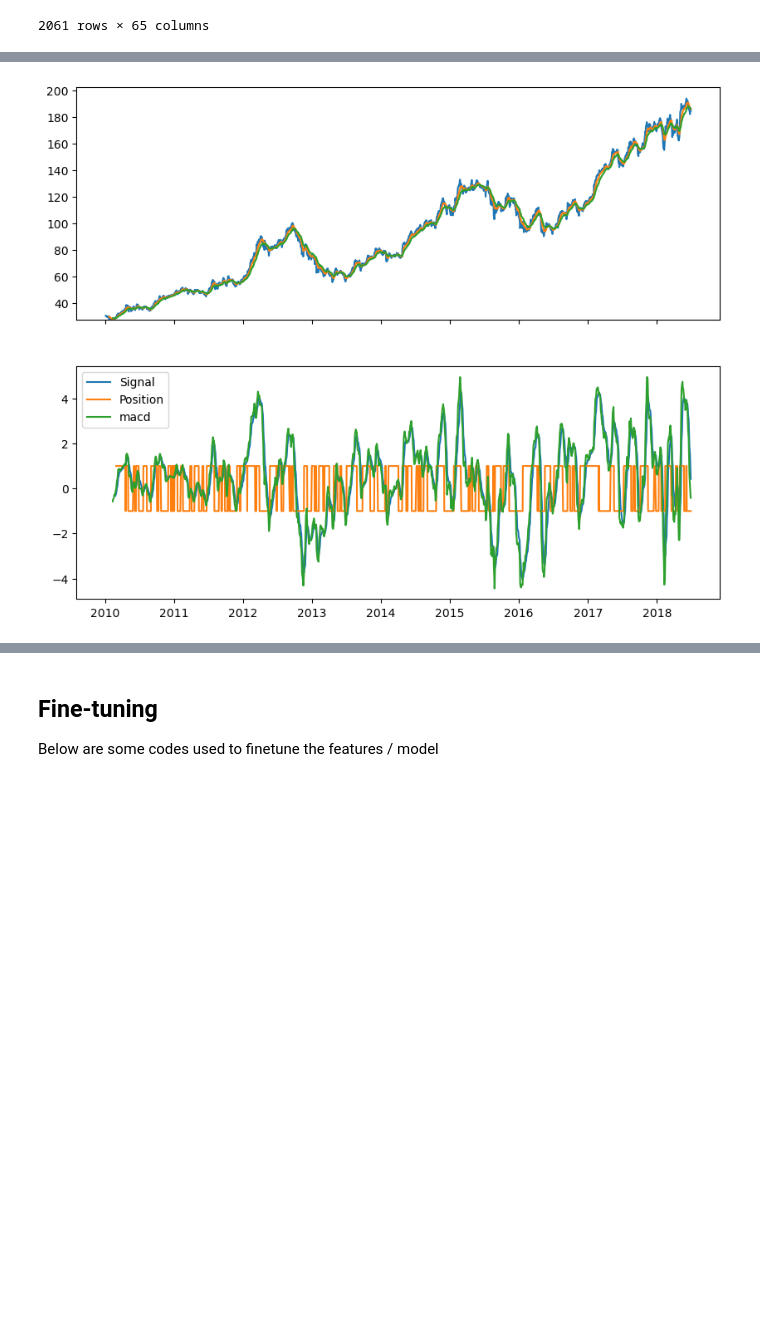
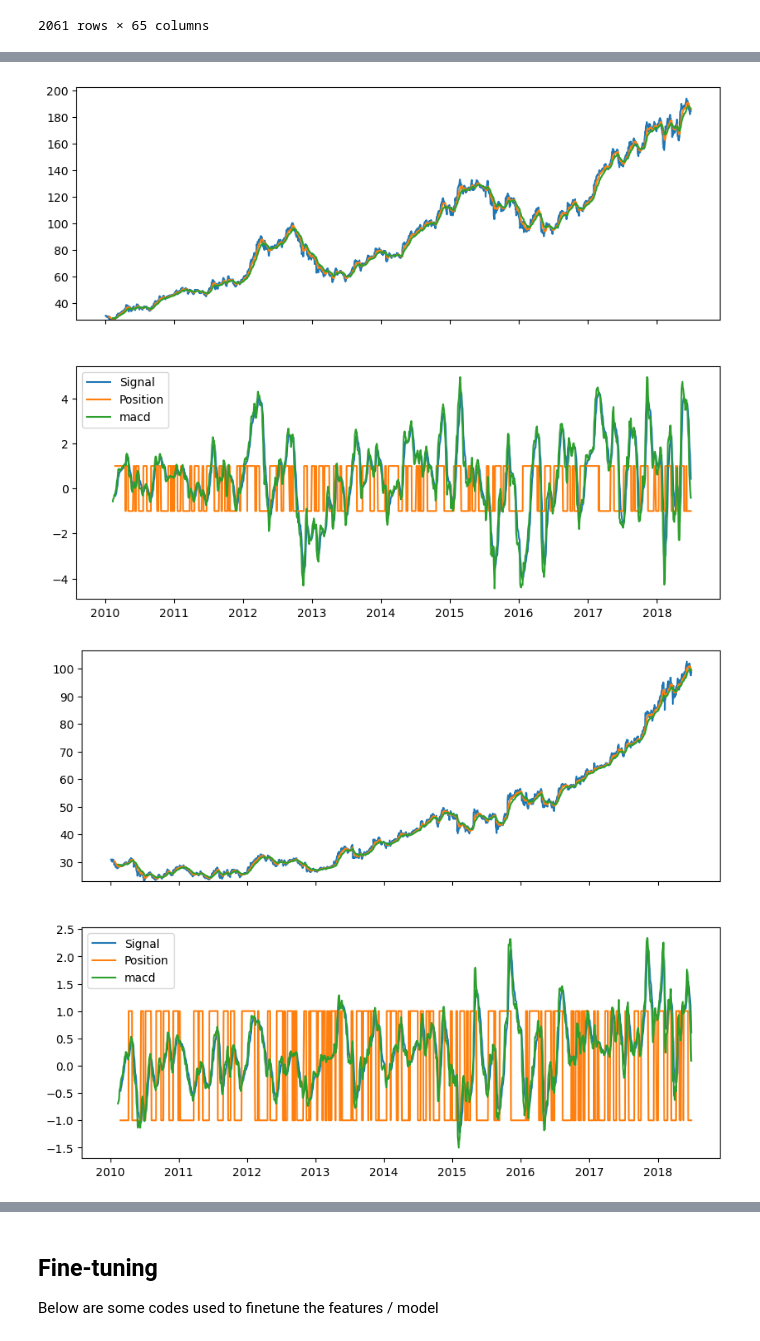
Before and after one commit to AY2324S2-QF2103-Group-9/Trading-Strategies-Comparison, a Jupyter notebook: Project_RandomForest.ipynb, the cells around one changed output, grey strips where cells are left out. Drawn from its saved outputs; the diff is of its cells as text; code cells hidden in the pictures; blank space fills up the shorter version.

```diff
--- a/Project_RandomForest.ipynb
+++ b/Project_RandomForest.ipynb
@@ -219,7 +219,7 @@ def calculate_macd(data, short_window=12, long_window=26, signal_window = 9, ini
     positions = []
     position = initial
 
-    for i in range(long_window + 10, len(data)):
+    for i in range(long_window + signal_window - 2, len(data)):
         if macd[i] > signal[i] and macd[i - 1] <= signal[i - 1]:
             position = 1
         elif macd[i] < signal[i] and macd[i - 1] >= signal[i - 1]:
@@ -229,11 +229,9 @@ def calculate_macd(data, short_window=12, long_window=26, signal_window = 9, ini
     positions.insert(0, initial)
 
     pos = pd.DataFrame(index=data.index)
-    print(len(positions))
-    print(len(data) - long_window + 1)
     pos["position"] = np.nan
-    pos.iloc[:long_window + 9] = np.nan
-    pos.iloc[long_window + 9:, 0] = positions
+    pos.iloc[:long_window + signal_window -3] = np.nan
+    pos.iloc[long_window + signal_window - 3:, 0] = positions
 
     fig, (ax1, ax2) = plt.subplots(2, 1, sharex=True, figsize=(10, 8))
 
@@ -254,7 +252,11 @@ def calculate_macd(data, short_window=12, long_window=26, signal_window = 9, ini
 
     plt.legend()
 
-    return positions
+    return pos
 
-t = calculate_macd(data["AAPL.O"][:])
+for stock in colnames:
+    data[f"{stock} MACD"] = calculate_macd(data[stock], initial=data[f"{stock} dir"][26 + 9 - 2])
+    data[f"{stock} MACD"] = data[f"{stock} MACD"].shift(1)
+
+MACD_feat = [f"{stock} MACD" for stock in colnames]
 # %% [output]
@@ -263 +280,2 @@ t = calculate_macd(data["AAPL.O"][:])
 [figure]
+[figure, added]
```
Also changed, not shown: parts of 16 cells of this notebook, 1 other file.
